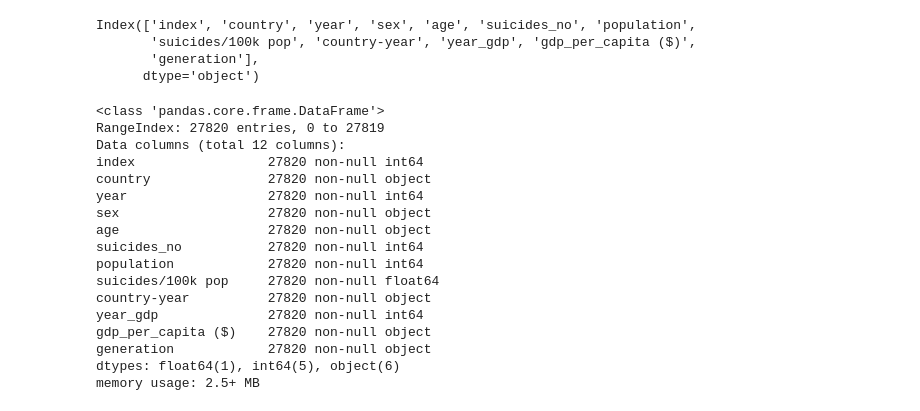
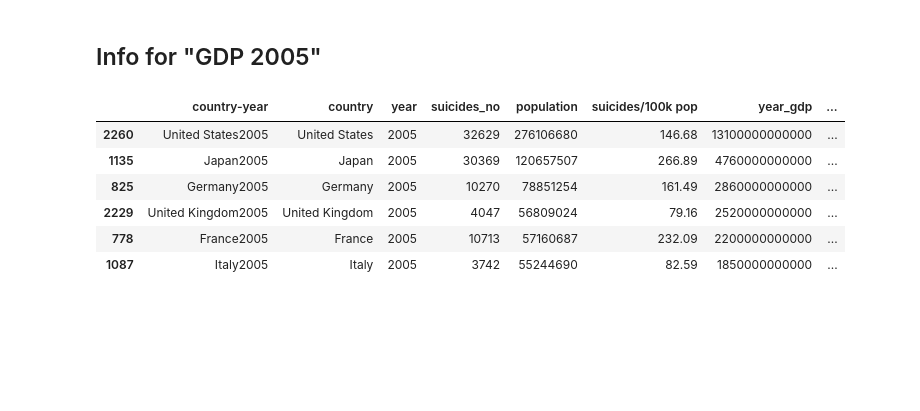
Before and after one commit to industrialhygiene1/suicide_squad, a Jupyter notebook: tnguyen/Untitled.ipynb, the cells around one changed output. Saved outputs shown, nothing was run; the diff lists cells and outputs as text; code cells hidden in the pictures; blank space fills up the shorter version.

```diff
--- a/tnguyen/Untitled.ipynb
+++ b/tnguyen/Untitled.ipynb
@@ -18,33 +18,10 @@ file_gdp = "suicides_vs_gdp_o.csv"
 su_vs_gdp_o_df = pd.read_csv(file_gdp)
 
 # Display all columns
-su_vs_gdp_o_df.columns
+#su_vs_gdp_o_df.columns
-# %% [output]
-Index(['index', 'country', 'year', 'sex', 'age', 'suicides_no', 'population',
-       'suicides/100k pop', 'country-year', 'year_gdp', 'gdp_per_capita ($)',
-       'generation'],
-      dtype='object')
 # %%
 # Display information of the df
-su_vs_gdp_o_df.info()
+#su_vs_gdp_o_df.info()
-# %% [output]
-<class 'pandas.core.frame.DataFrame'>
-RangeIndex: 27820 entries, 0 to 27819
-Data columns (total 12 columns):
-index                 27820 non-null int64
-country               27820 non-null object
-year                  27820 non-null int64
-sex                   27820 non-null object
-age                   27820 non-null object
-suicides_no           27820 non-null int64
-population            27820 non-null int64
-suicides/100k pop     27820 non-null float64
-country-year          27820 non-null object
-year_gdp              27820 non-null int64
-gdp_per_capita ($)    27820 non-null object
-generation            27820 non-null object
-dtypes: float64(1), int64(5), object(6)
-memory usage: 2.5+ MB
 # %%
 # Group using 'country-year' column and using the aggregate command to define/combine data to respective column.
 # for ease of readibility(also we are ommitting columns we do not need)
@@ -53,3 +30,40 @@ su_vs_gdp_df = su_vs_gdp_o_df.groupby('country-year').agg({'country':'first', 'y
                                                            'suicides/100k pop':'sum',
                                                            'year_gdp':'first',
                                                            'gdp_per_capita ($)':'first'}).reset_index()
+# %% [markdown]
+## Info for "GDP 2005"
+# %%
+# It is possible to sort based upon multiple columns
+# here we are sorting by highest gdp
+sort_gdp_df = su_vs_gdp_df.sort_values(["year_gdp"], ascending=False)
+
+# Filter the data so that only those in 2005 are in a DataFrame and save as new dataframe(df)
+gdp_2005_df = sort_gdp_df.query("year == '2005'")
+
+
+
+# Us_2005 = gdp_2005_df.loc[gdp_2005_df['country']=='United States']
+# Japan_2005 = gdp_2005_df.loc[gdp_2005_df['country']=='Japan']
+# Germany_2005 = gdp_2005_df.loc[gdp_2005_df['country']=='Germany']
+# United_Kingdom_2005 = gdp_2005_df.loc[gdp_2005_df['country']=='United Kingdom']
+# Italy_2005 = gdp_2005_df.loc[gdp_2005_df['country']=='Italy']
+# Brazil_2005 = gdp_2005_df.loc[gdp_2005_df['country']=='Brazil']
+
+#Create new dataframe(df) to hold top x countries with highest year_gdp
+gdp_2005_df = gdp_2005_df
+gdp_2005_df.head(6)
+
+# Create an array that contains the number of users each language has
+country2005= gdp_2005_df.head(6)['country']
+suicides2005=gdp_2005_df.head(6)['suicides/100k pop']
+gdp_2005_df_top_6= gdp_2005_df.head(6)
+
+gdp_2005_df_top_6
+# %% [output]
+|  | country-year | country | year | suicides_no | population | suicides/100k pop | year_gdp | ... |
+| 2260 | United States2005 | United States | 2005 | 32629 | 276106680 | 146.68 | 13100000000000 | ... |
+| 1135 | Japan2005 | Japan | 2005 | 30369 | 120657507 | 266.89 | 4760000000000 | ... |
+| 825 | Germany2005 | Germany | 2005 | 10270 | 78851254 | 161.49 | 2860000000000 | ... |
+| 2229 | United Kingdom2005 | United Kingdom | 2005 | 4047 | 56809024 | 79.16 | 2520000000000 | ... |
+| 778 | France2005 | France | 2005 | 10713 | 57160687 | 232.09 | 2200000000000 | ... |
+| 1087 | Italy2005 | Italy | 2005 | 3742 | 55244690 | 82.59 | 1850000000000 | ... |
```
Also changed, not shown: parts of 17 cells of this notebook, 4 other files.
